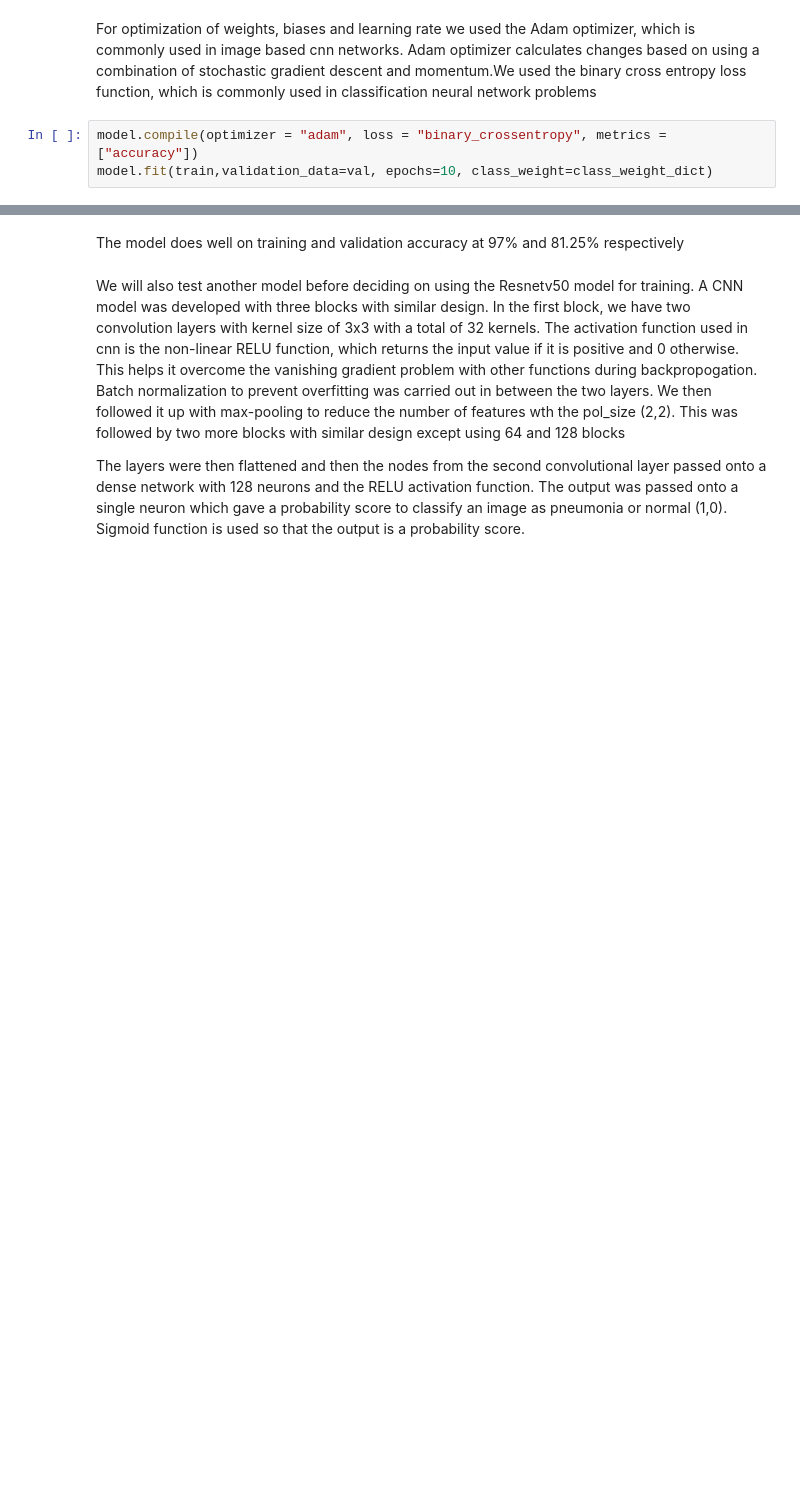
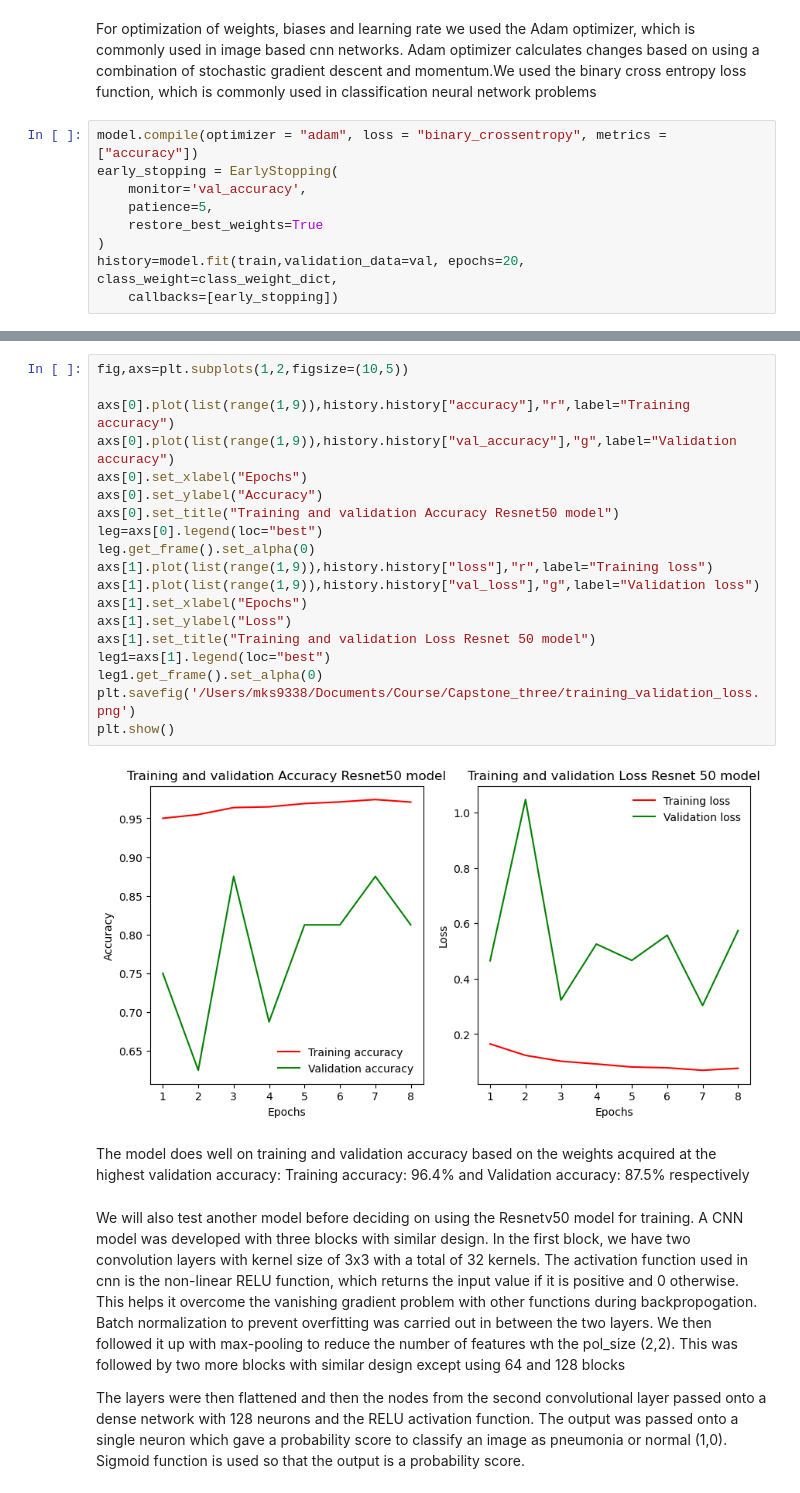
Before and after one commit to mt98/Datascience, a Jupyter notebook: Capstone_three/Pre-processing_modeling.ipynb, the cells around one changed output, grey strips where cells are left out. Saved outputs shown, nothing was run; the diff lists cells and outputs as text; blank space fills up the shorter version.

```diff
--- a/Capstone_three/Pre-processing_modeling.ipynb
+++ b/Capstone_three/Pre-processing_modeling.ipynb
@@ -115,5 +117,11 @@ _________________________________________________________________
 For optimization of weights, biases and learning rate we used the Adam optimizer, which is commonly used in image based cnn networks. Adam optimizer calculates changes based on using a combination of stochastic gradient descent and momentum.We used the binary cross entropy loss function, which is commonly used in classification neural network problems
 # %%
 model.compile(optimizer = "adam", loss = "binary_crossentropy", metrics = ["accuracy"])
-model.fit(train,validation_data=val, epochs=10, class_weight=class_weight_dict)
+early_stopping = EarlyStopping(
+    monitor='val_accuracy',
+    patience=5,
+    restore_best_weights=True
+)
+history=model.fit(train,validation_data=val, epochs=20, class_weight=class_weight_dict,
+    callbacks=[early_stopping])
 # %% [output]
@@ -141,5 +144,26 @@ Epoch 10/10
+# %%
+fig,axs=plt.subplots(1,2,figsize=(10,5))
+
+axs[0].plot(list(range(1,9)),history.history["accuracy"],"r",label="Training accuracy")
+axs[0].plot(list(range(1,9)),history.history["val_accuracy"],"g",label="Validation accuracy")
+axs[0].set_xlabel("Epochs")
+axs[0].set_ylabel("Accuracy")
+axs[0].set_title("Training and validation Accuracy Resnet50 model")
+leg=axs[0].legend(loc="best")
+leg.get_frame().set_alpha(0)
+axs[1].plot(list(range(1,9)),history.history["loss"],"r",label="Training loss")
+axs[1].plot(list(range(1,9)),history.history["val_loss"],"g",label="Validation loss")
+axs[1].set_xlabel("Epochs")
+axs[1].set_ylabel("Loss")
+axs[1].set_title("Training and validation Loss Resnet 50 model")
+leg1=axs[1].legend(loc="best")
+leg1.get_frame().set_alpha(0)
+plt.savefig('/Users/mks9338/Documents/Course/Capstone_three/training_validation_loss.png')
+plt.show()
+# %% [output]
+[figure, added]
 # %% [markdown]
-The model does well on training and validation accuracy at 97% and 81.25% respectively
+The model does well on training and validation accuracy based on the weights acquired at the highest validation accuracy: Training accuracy: 96.4% and Validation accuracy: 87.5% respectively
 # %% [markdown]
 We will also test another model before deciding on using the Resnetv50 model for training. A CNN model was developed with three blocks with similar design. In the first block, we have  two convolution layers with kernel size of 3x3 with a total of 32 kernels. The activation function used in cnn is the non-linear RELU function, which returns the input value if it is positive and 0 otherwise. This helps it overcome the vanishing gradient problem with other functions during backpropogation. Batch normalization to prevent overfitting was carried out in between the two layers. We then followed it up with max-pooling to reduce the number of features wth the pol_size (2,2).
 This was followed by two more blocks with similar design except using 64 and 128 blocks
```
Also changed, not shown: parts of 10 cells of this notebook, 3 other files.
